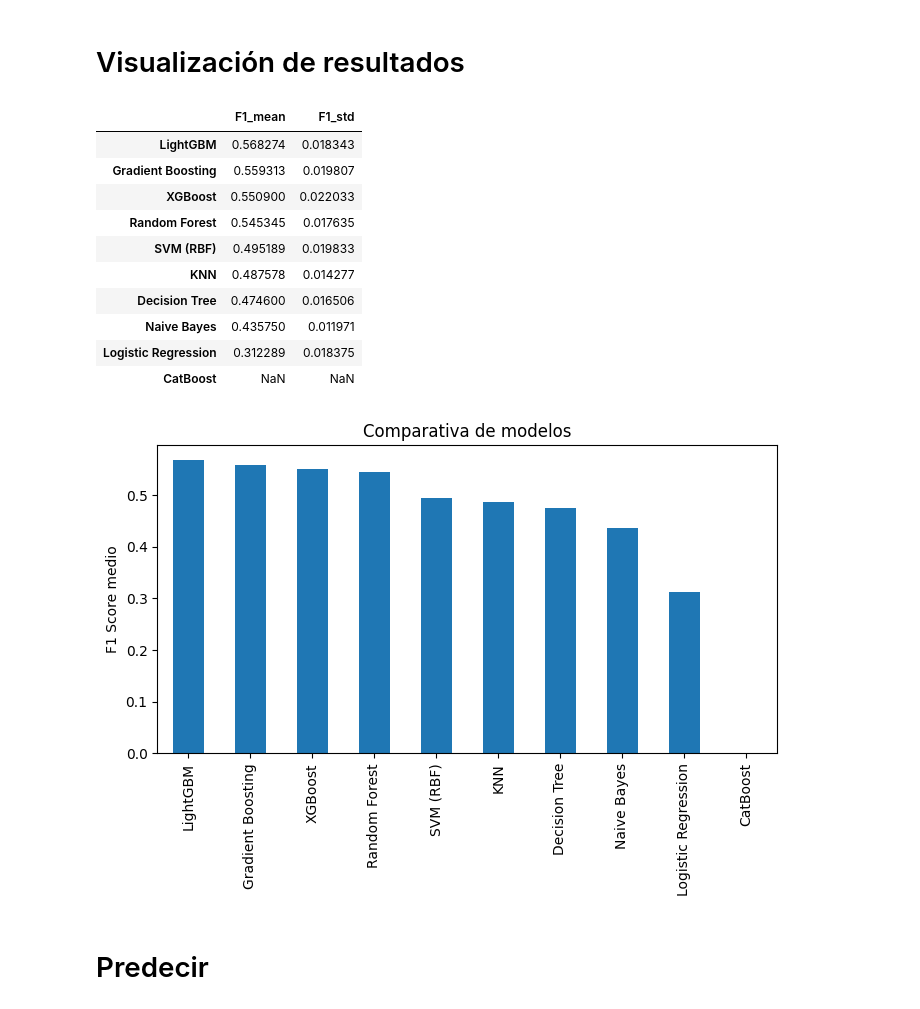
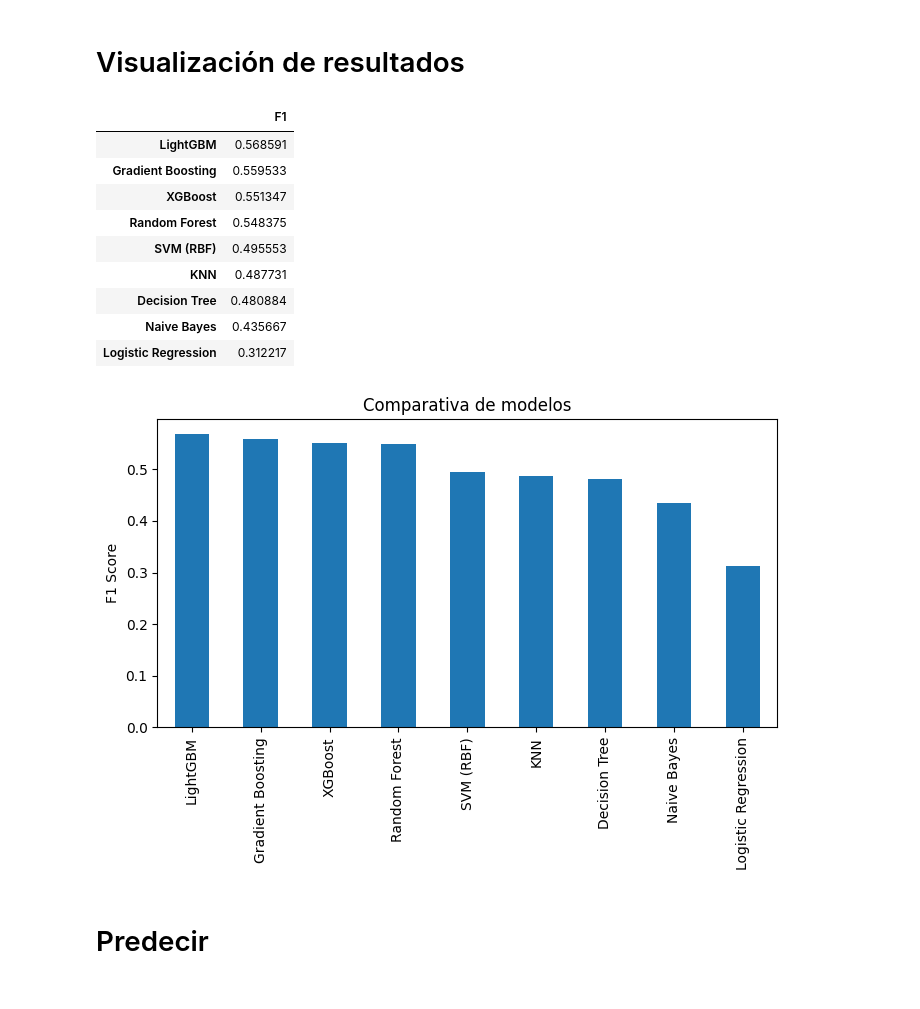
Before and after one commit to mayumar/Trabajo-Final-Ciencia-de-Datos, a Jupyter notebook: trabajo_final.ipynb, the cells around one changed output. Drawn from its saved outputs; the diff is of its cells as text; code cells hidden in the pictures.

```diff
--- a/trabajo_final.ipynb
+++ b/trabajo_final.ipynb
@@ -369,6 +398,8 @@ nn_model = KerasClassifier(model=build_nn, epochs=20, batch_size=32, verbose=0)
 # %% [markdown]
 # Entrenamiento
 # %%
+f1_scorer = make_scorer(f1_score, greater_is_better=True)
+
 results = {}
 
 for name, model in models.items():
@@ -377,7 +408,8 @@ for name, model in models.items():
         ('clf', model)
     ])
 
-    scores = cross_val_score(pipe, X, y, cv=5, scoring='f1')
+    scores = cross_val_score(pipe, X, y, cv=5, scoring=f1_scorer, n_jobs=-1)
+
     results[name] = (scores.mean(), scores.std())
     print(f"{name}: F1 = {scores.mean():.4f} ± {scores.std():.4f}")
 # %% [output]
@@ -489,28 +573,27 @@ You can try to debug the error by setting error_score='raise'.
 # %% [markdown]
 # Visualización de resultados
 # %%
-df_results = pd.DataFrame(results, index=["F1_mean", "F1_std"]).T
-df_results = df_results.sort_values("F1_mean", ascending=False)
+df_results = pd.DataFrame(results, index=["F1"]).T
+df_results = df_results.sort_values("F1", ascending=False)
 df_results
 # %% [output]
-|  | F1_mean | F1_std |
-| LightGBM | 0.568274 | 0.018343 |
-| Gradient Boosting | 0.559313 | 0.019807 |
-| XGBoost | 0.550900 | 0.022033 |
-| Random Forest | 0.545345 | 0.017635 |
-| SVM (RBF) | 0.495189 | 0.019833 |
-| KNN | 0.487578 | 0.014277 |
-| Decision Tree | 0.474600 | 0.016506 |
-| Naive Bayes | 0.435750 | 0.011971 |
-| Logistic Regression | 0.312289 | 0.018375 |
-| CatBoost | NaN | NaN |
+|  | F1 |
+| LightGBM | 0.568591 |
+| Gradient Boosting | 0.559533 |
+| XGBoost | 0.551347 |
+| Random Forest | 0.548375 |
+| SVM (RBF) | 0.495553 |
+| KNN | 0.487731 |
+| Decision Tree | 0.480884 |
+| Naive Bayes | 0.435667 |
+| Logistic Regression | 0.312217 |
 # %%
-df_results['F1_mean'].plot(kind='bar', figsize=(8,4))
-plt.ylabel('F1 Score medio')
+df_results['F1'].plot(kind='bar', figsize=(8,4))
+plt.ylabel('F1 Score')
 plt.title('Comparativa de modelos')
 plt.show()
 # %% [output]
-[figure, old version]
+[figure, new version]
 # %% [markdown]
 # Predecir
 # %%
```
Also changed, not shown: parts of 5 cells of this notebook, 20 other files.
